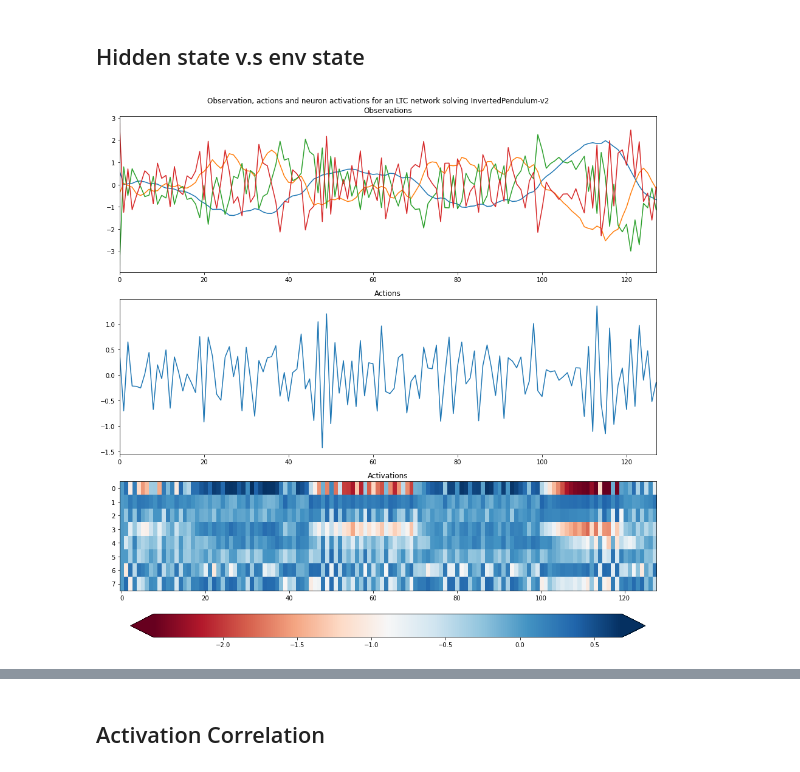
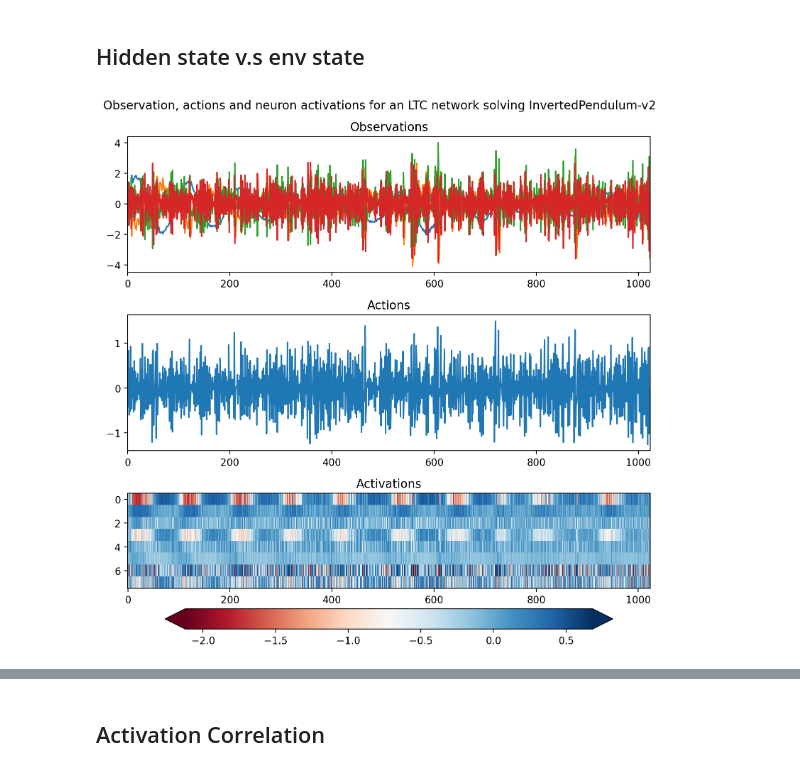
Before and after one commit to RenardDesNeiges/CTNN_Policies_DERL, a Jupyter notebook: eval_and_plot.ipynb, the cells around one changed output, grey strips where cells are left out. Saved outputs shown, nothing was run; the diff lists cells and outputs as text; code cells hidden in the pictures.

Commit message:
plots and resets

```diff
--- a/eval_and_plot.ipynb
+++ b/eval_and_plot.ipynb
@@ -17,8 +17,8 @@ Deprecated in NumPy 1.20; for more details and guidance: https://numpy.org/devdo
 # %%
 tf.enable_eager_execution()
 
-logdir = '/Users/renard/Documents/etudes/EPFLMA4/LTC/cluster_dump/experiments/R_InvertedPendulumLQReward_05061553/logdir/ltc/InvertedPendulumLQReward'
-eval_steps = 128
+logdir = 'trained_weights/InvertedPendulumLQReward'
+eval_steps = 1024
 render = True
 
 
@@ -52,7 +57,8 @@ Creating window glfw
 # %% [markdown]
 ## Hidden state v.s env state
 # %%
-plt.rcParams["figure.figsize"]=13,13
+plt.rcParams["figure.figsize"]=8,8
+plt.rcParams["figure.dpi"]=200
 state_action_obs_plot(trajectory)
 # %% [output]
-[figure, old version]
+[figure, new version]
```
Also changed, not shown: parts of 8 cells of this notebook, 1 other file.
